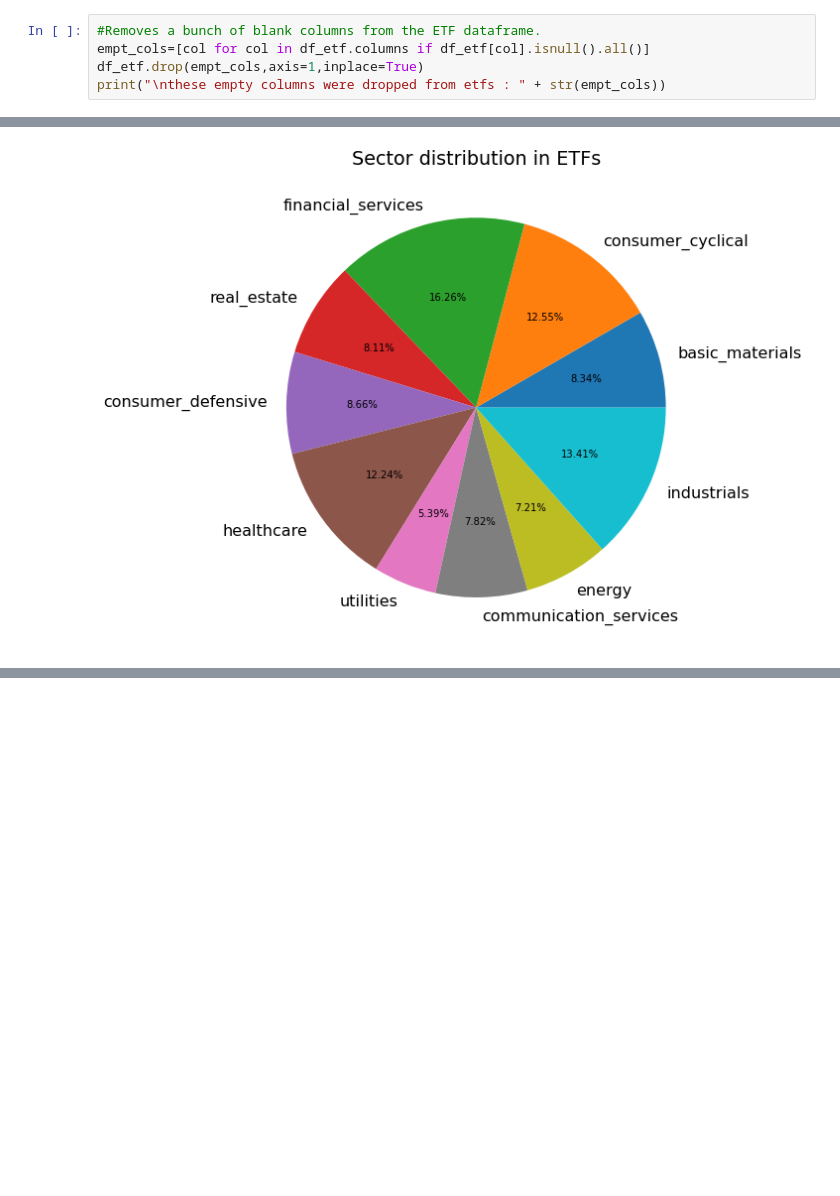
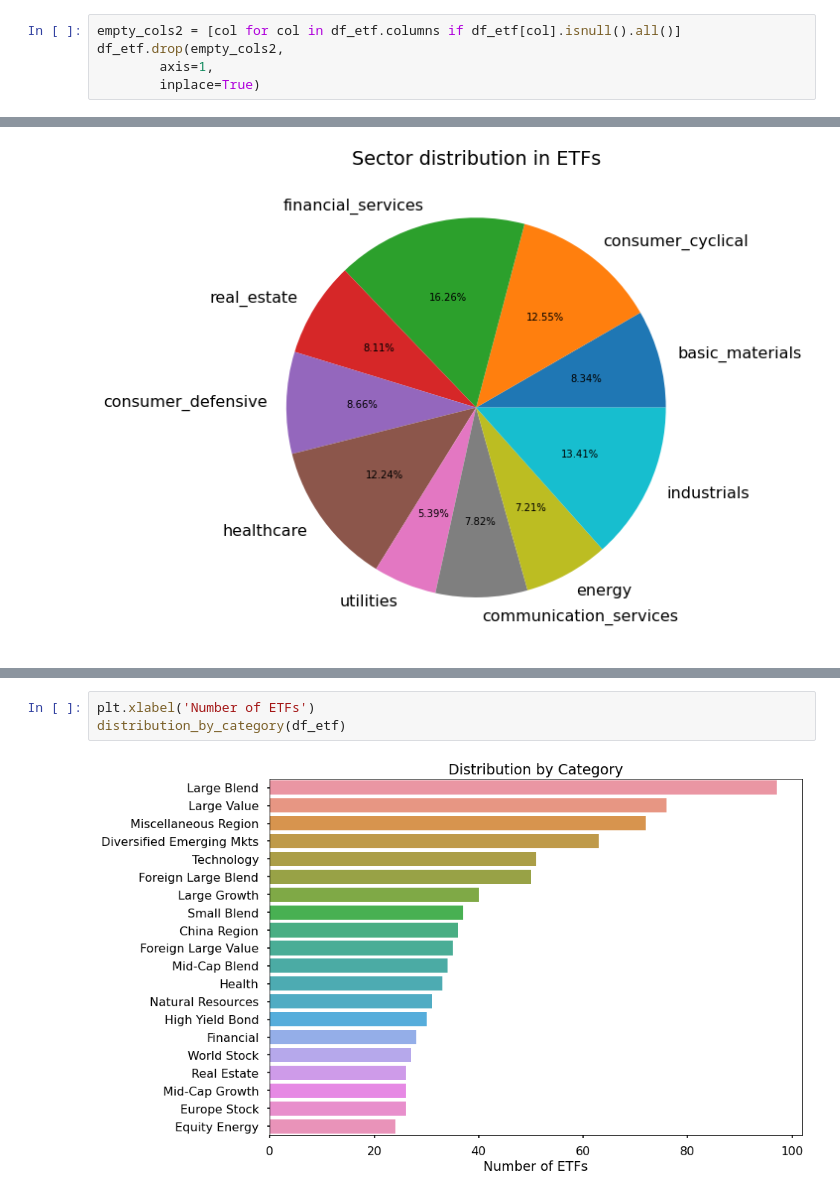
Before and after one commit to ctr48/Info2950FinalProject, a Jupyter notebook: USAnalysis.ipynb, the cells around one changed output, grey strips where cells are left out. Saved outputs shown, nothing was run; the diff lists cells and outputs as text; blank space fills up the shorter version.

```diff
--- a/USAnalysis.ipynb
+++ b/USAnalysis.ipynb
@@ -74,5 +50,5 @@ print("\nthese empty columns were dropped from etfs : " + str(empty_cols2))
 # %%
-#Removes a bunch of blank columns from the ETF dataframe.
-empt_cols=[col for col in df_etf.columns if df_etf[col].isnull().all()]
-df_etf.drop(empt_cols,axis=1,inplace=True)
-print("\nthese empty columns were dropped from etfs : " + str(empt_cols))
+empty_cols2 = [col for col in df_etf.columns if df_etf[col].isnull().all()]
+df_etf.drop(empty_cols2,
+        axis=1,
+        inplace=True)
@@ -368,0 +359,5 @@ df_etf_asset.head()
+# %%
+plt.xlabel('Number of ETFs')
+distribution_by_category(df_etf)
+# %% [output]
+[figure, added]
```
Also changed, not shown: parts of 91 cells of this notebook.
